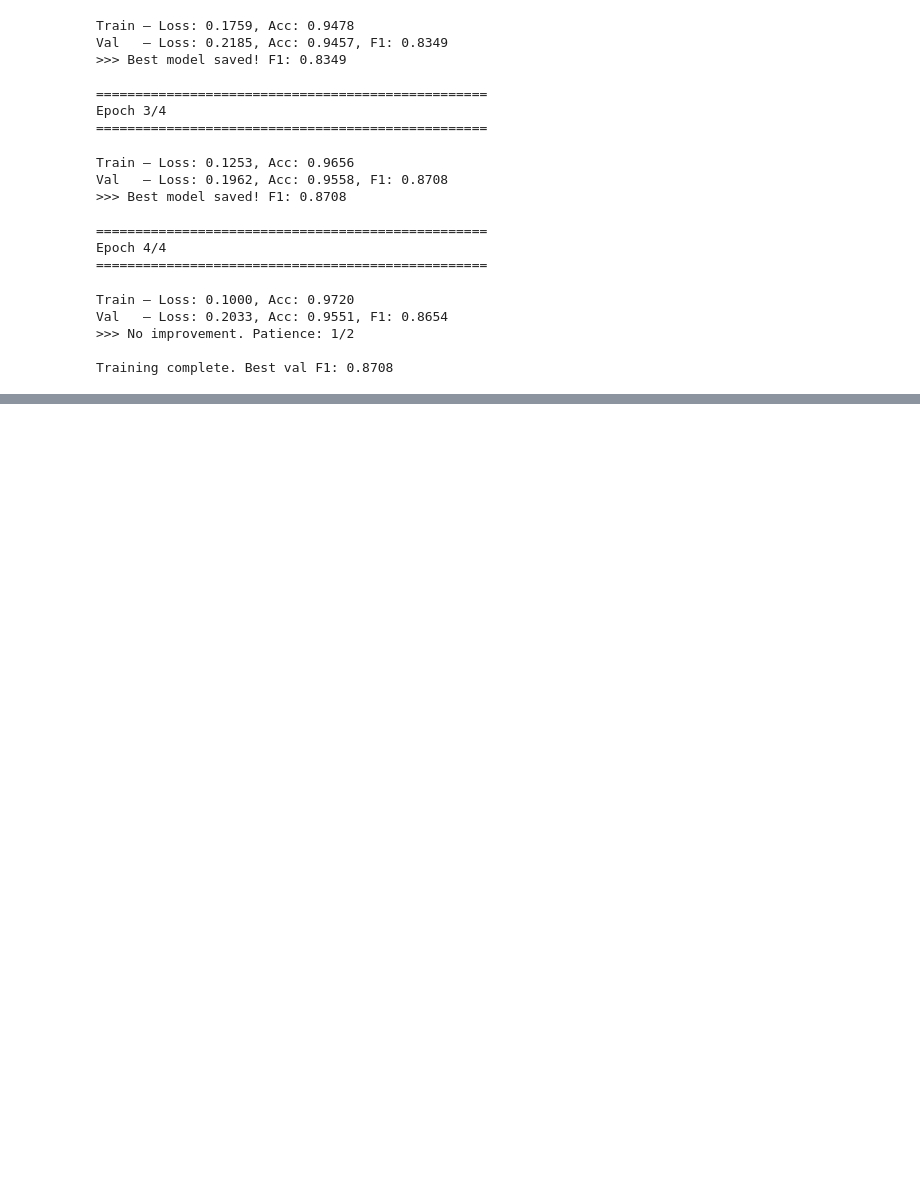
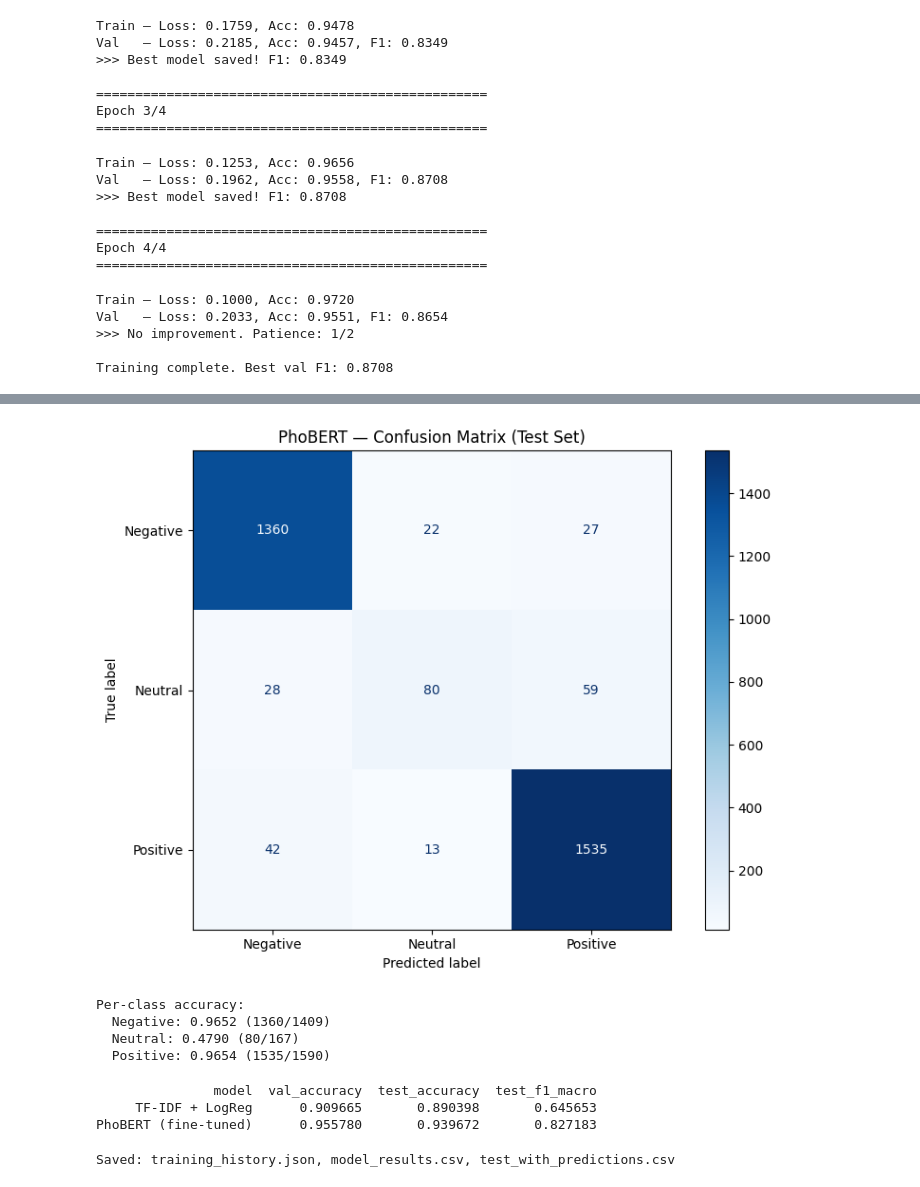
Before and after one commit to nguyenxuanha20210301/phobert-sentiment-analysis, a Jupyter notebook: notebooks/02_training_and_evaluate.ipynb, the cells around one changed output, grey strips where cells are left out. Drawn from its saved outputs; the diff is of its cells as text; code cells hidden in the pictures; blank space fills up the shorter version.

```diff
--- a/notebooks/02_training_and_evaluate.ipynb
+++ b/notebooks/02_training_and_evaluate.ipynb
@@ -350,0 +353,14 @@ Training complete. Best val F1: 0.8708
+# %%
+# ============================================================
+# Load best checkpoint and evaluate on held-out test set
+# ============================================================
+best_model = AutoModelForSequenceClassification.from_pretrained(CHECKPOINT_DIR)
+best_model.to(device)
+
+test_loss, test_acc, test_f1, test_preds, test_labels = evaluate(best_model, test_loader, device)
+
+print("=== PhoBERT — Test Set ===")
+print(f"Accuracy: {test_acc:.4f}")
+print(f"F1 Macro: {test_f1:.4f}")
+print()
+print(classification_report(test_labels, test_preds, target_names=LABEL_NAMES))
@@ -350,0 +432,61 @@ Training complete. Best val F1: 0.8708
+# %%
+# ============================================================
+# Confusion matrix — reveals which classes the model confuses
+# ============================================================
+from sklearn.metrics import confusion_matrix, ConfusionMatrixDisplay
+
+cm = confusion_matrix(test_labels, test_preds)
+disp = ConfusionMatrixDisplay(cm, display_labels=LABEL_NAMES)
+
+fig, ax = plt.subplots(figsize=(8, 6))
+disp.plot(ax=ax, cmap='Blues', values_format='d')
+ax.set_title('PhoBERT — Confusion Matrix (Test Set)')
+plt.tight_layout()
+plt.savefig('/content/drive/MyDrive/phobert-sentiment-analysis/confusion_matrix.png', dpi=150, bbox_inches='tight')
+plt.show()
+
+print("\nPer-class accuracy:")
+for i, label in enumerate(LABEL_NAMES):
+    class_acc = cm[i, i] / cm[i].sum()
+    print(f"  {label}: {class_acc:.4f} ({cm[i, i]}/{cm[i].sum()})")
+# %% [output]
+[figure, added]
+Per-class accuracy:
+  Negative: 0.9652 (1360/1409)
+  Neutral: 0.4790 (80/167)
+  Positive: 0.9654 (1535/1590)
+# %%
+# ============================================================
+# Update results table — baseline vs PhoBERT side by side
+# ============================================================
+results['model'].append('PhoBERT (fine-tuned)')
+results['val_accuracy'].append(max(history['val_acc']))
+results['test_accuracy'].append(test_acc)
+results['test_f1_macro'].append(test_f1)
+
+results_df = pd.DataFrame(results)
+print(results_df.to_string(index=False))
+# %% [output]
+               model  val_accuracy  test_accuracy  test_f1_macro
+     TF-IDF + LogReg      0.909665       0.890398       0.645653
+PhoBERT (fine-tuned)      0.955780       0.939672       0.827183
+# %%
+# ============================================================
+# Save training history and results for Phase 3 analysis
+# ============================================================
+import json
+
+artifacts_dir = '/content/drive/MyDrive/phobert-sentiment-analysis'
+
+with open(f'{artifacts_dir}/training_history.json', 'w') as f:
+    json.dump(history, f)
+
+results_df.to_csv(f'{artifacts_dir}/model_results.csv', index=False)
+
+# Save test predictions for error analysis in Phase 3
+test_df['phobert_pred'] = test_preds
+test_df.to_csv(f'{artifacts_dir}/data/test_with_predictions.csv', index=False)
+
+print("Saved: training_history.json, model_results.csv, test_with_predictions.csv")
+# %% [output]
+Saved: training_history.json, model_results.csv, test_with_predictions.csv
```
Also changed, not shown: parts of 3 cells of this notebook.
